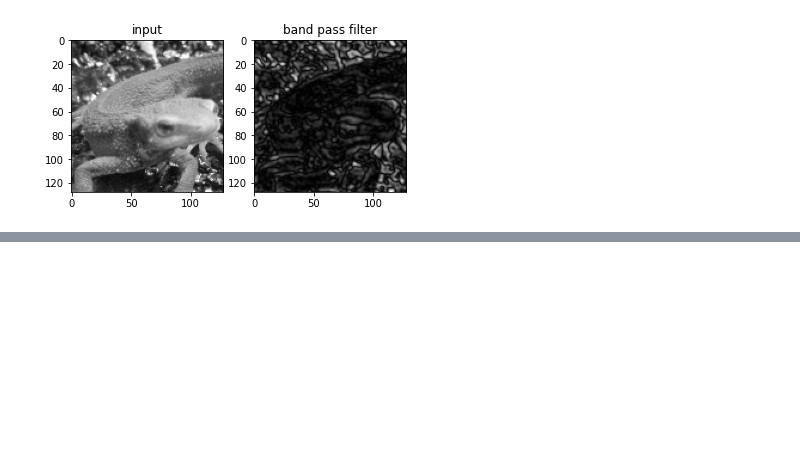
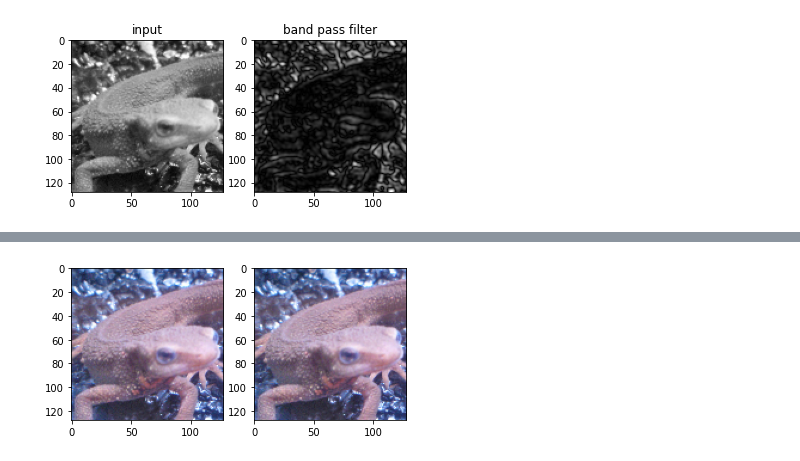
Before and after one commit to TakuroTerui/Gasyori100knock, a Jupyter notebook: work/Gasyori100knock_Q31_40.ipynb, the cells around one changed output, grey strips where cells are left out. Drawn from its saved outputs; the diff is of its cells as text; code cells hidden in the pictures; blank space fills up the shorter version.

```diff
--- a/work/Gasyori100knock_Q31_40.ipynb
+++ b/work/Gasyori100knock_Q31_40.ipynb
@@ -307,0 +318,60 @@ plt.show()
+# %%
+# DCT hyoer-parameter
+
+# DCT
+def dct(img, T=8, channel=3):
+    H, W, _ = img.shape
+    F = np.zeros((H, W, channel), dtype=np.float32)
+
+    theta = np.pi / (2 * T)
+
+    for c in range(channel):
+        for vi in range(0, H, T):
+            for ui in range(0, W, T):
+                for v in range(T):
+                    for u in range(T):
+                        cu = 1 / np.sqrt(2) if u == 0 else 1
+                        cv = 1 / np.sqrt(2) if v == 0 else 1
+                        coef1, coef2 = np.meshgrid(np.cos((2 * np.arange(0, T) + 1) * u * theta), np.cos((2 * np.arange(0, T) + 1) * v * theta))
+                        F[vi + v, ui + u, c] = 2 * cu * cv * np.sum(img[vi : vi + T, ui : ui + T, c] * coef1 * coef2) / T
+
+    return F
+
+
+# IDCT
+def idct(F,  T=8, K=8, channel=3):
+    H, W, _ = F.shape
+    out = np.zeros((H, W, channel), dtype=np.float32)
+
+    theta = np.pi / (2 * T)
+
+    c_mat = np.ones([T, T])
+    c_mat[0] /= np.sqrt(2)
+    c_mat[:, 0] /= np.sqrt(2)
+
+    for c in range(channel):
+        for yi in range(0, H, T):
+            for xi in range(0, W, T):
+                for y in range(T):
+                    for x in range(T):
+                        coef1, coef2 = np.meshgrid(np.cos((2 * x + 1) * np.arange(0, T) * theta), np.cos((2 * y + 1) * np.arange(0, T) * theta))
+                        out[yi + y, xi + x, c] = 2 * np.sum(F[yi : yi + K, xi : xi + K, c] * coef1[:K, :K] * coef2[:K, :K] * c_mat[:K, :K]) / T
+
+    out = np.clip(out, 0, 255)
+    out = np.round(out).astype(np.uint8)
+
+    return out
+
+# DCT
+F = dct(img_128)
+
+# IDCT
+out = idct(F)
+
+plt.subplot(1, 2, 1)
+plt.imshow(img_128)
+plt.subplot(1, 2 ,2)
+plt.imshow(out)
+plt.show()
+# %% [output]
+[figure, added]
```
Also changed, not shown: parts of 13 cells of this notebook.
